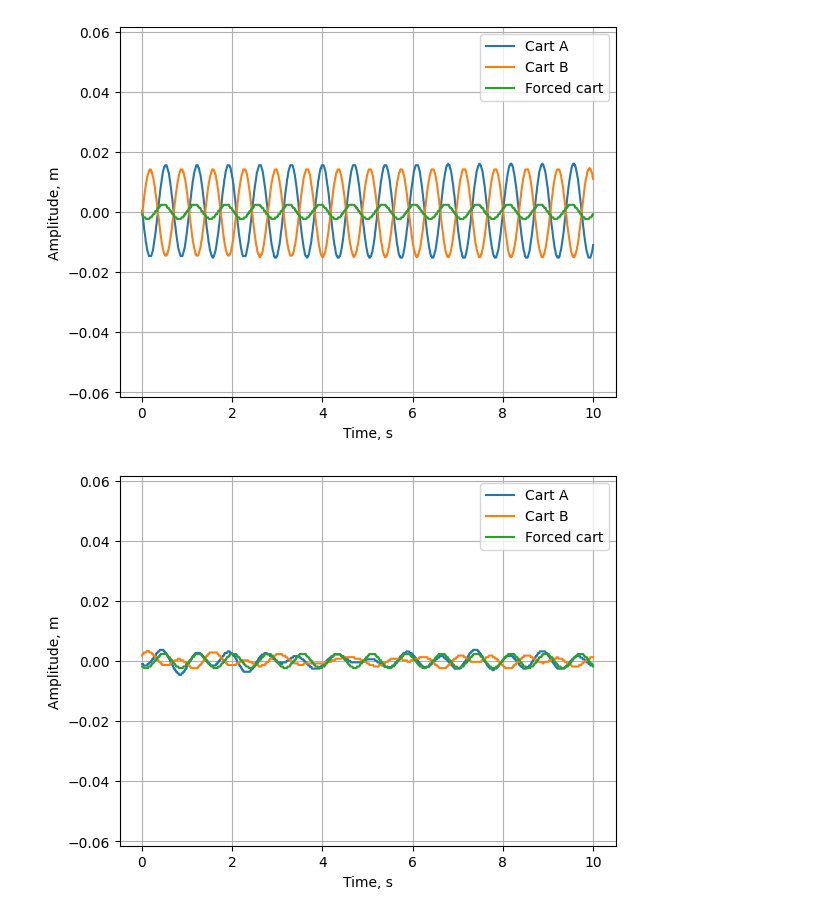
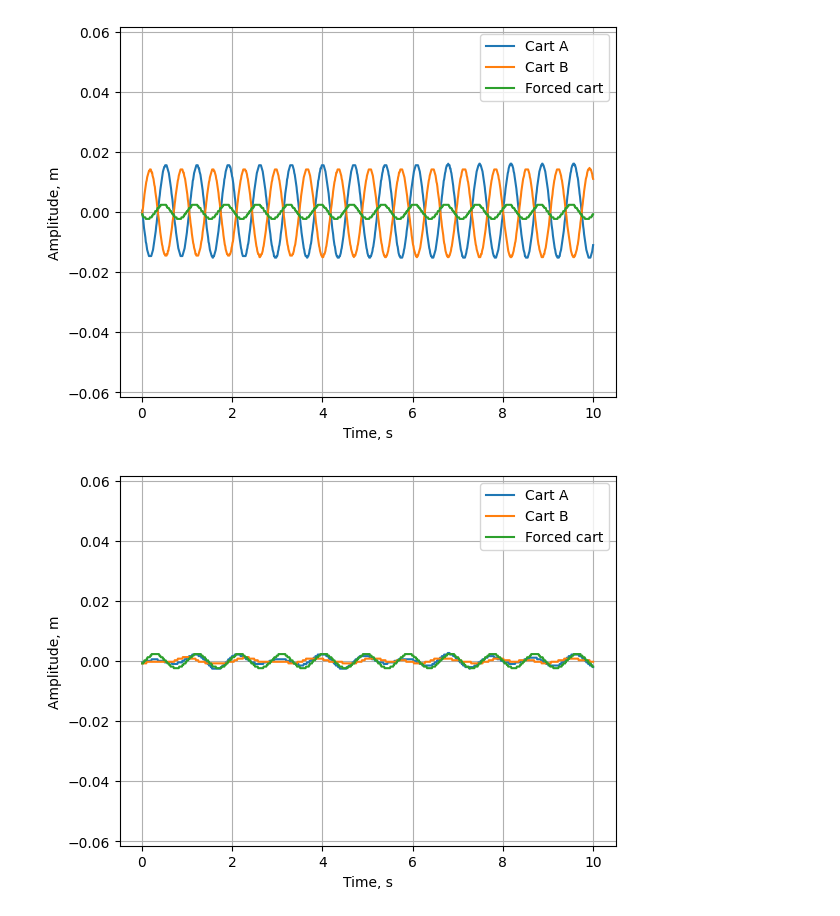
Before and after one commit to evgeny-kolonsky/Lab3_Coupled_Oscillator, a Jupyter notebook: Lab3_Coupled_Oscillator.ipynb, the cells around one changed output. Drawn from its saved outputs; the diff is of its cells as text; code cells hidden in the pictures.

```diff
--- a/Lab3_Coupled_Oscillator.ipynb
+++ b/Lab3_Coupled_Oscillator.ipynb
@@ -295,7 +388,7 @@ t, x1, x2, x3 = get_signal3(url)
 [figure]
 # %%
 # No resonance
-url  = 'https://raw.githubusercontent.com/evgeny-kolonsky/Lab3_Coupled_Oscillator/main/fc7.txt'
+url  = 'https://raw.githubusercontent.com/evgeny-kolonsky/Lab3_Coupled_Oscillator/main/fc6.txt'
 t, x1, x2, x3 = get_signal3(url)
 # %% [output]
-[figure, old version]
+[figure, new version]
```
Also changed, not shown: parts of 17 cells of this notebook.
